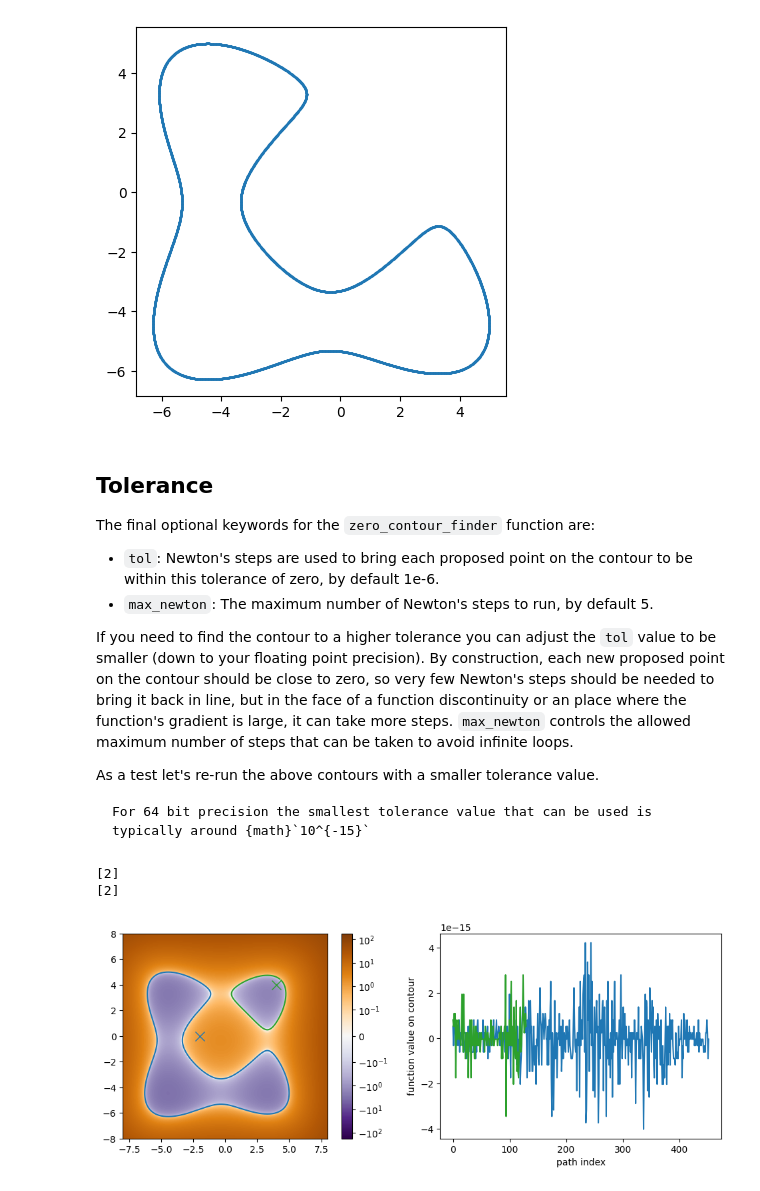
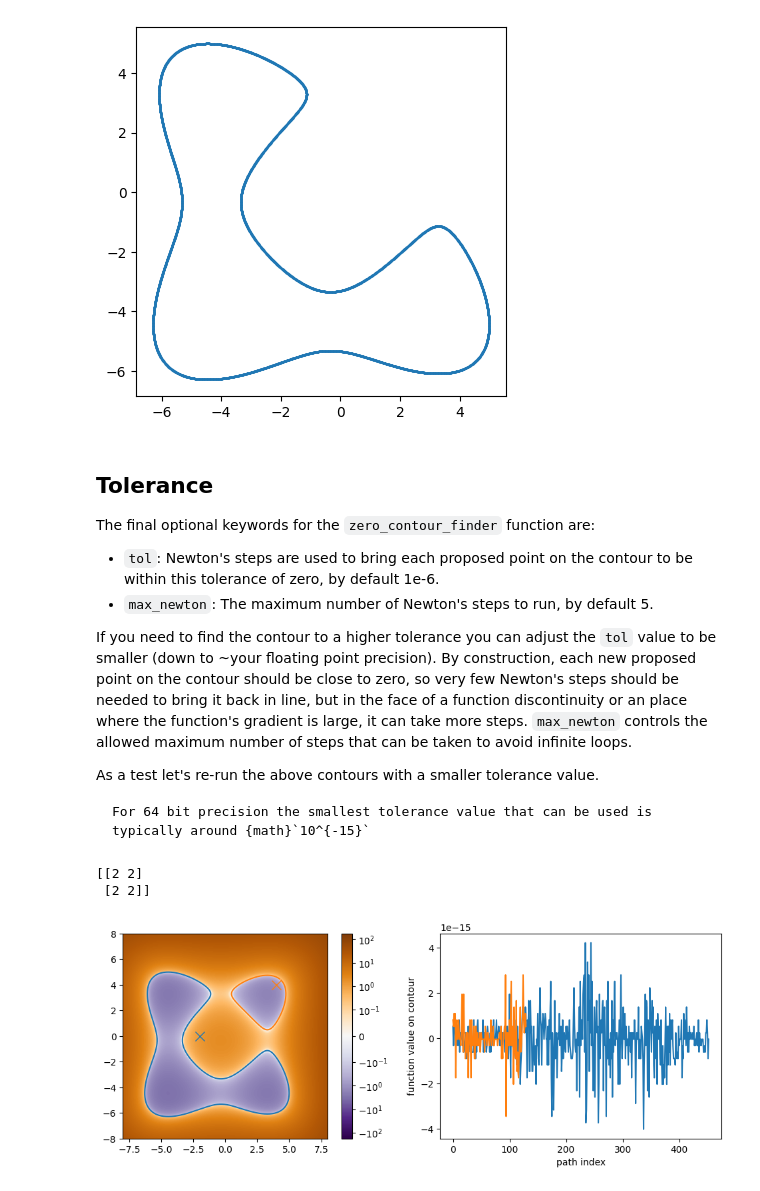
Before and after one commit to CKrawczyk/Jax-Zero-Contour, a Jupyter notebook: docs/source/Example_1.ipynb, the cells around one changed output. Saved outputs shown, nothing was run; the diff lists cells and outputs as text; code cells hidden in the pictures.

````diff
--- a/docs/source/Example_1.ipynb
+++ b/docs/source/Example_1.ipynb
@@ -78,9 +75,9 @@ Because the `value_and_grad_function` is `jit`ed before it is passed in, it will
 ```
 # %%
-init_guess_1 = jnp.array([-2.0, 0.0])
-path_1, values_1, stopping_conditions_1 = zero_contour_finder(
+init_guess = jnp.array([[-2.0, 0.0], [4.0, 4.0]])
+paths, stopping_reason = zero_contour_finder(
     v_and_g,
-    init_guess_1
+    init_guess
 )
-print(stopping_conditions_1)
+print(stopping_reason)
 # %% [output]
@@ -209,7 +193,7 @@ The final optional keywords for the `zero_contour_finder` function are:
 - `tol`: Newton's steps are used to bring each proposed point on the contour to be within this tolerance of zero, by default 1e-6.
 - `max_newton`: The maximum number of Newton's steps to run, by default 5.
 
-If you need to find the contour to a higher tolerance you can adjust the `tol` value to be smaller (down to your floating point precision).  By construction, each new proposed point on the contour should be close to zero, so very few Newton's steps should be needed to bring it back in line, but in the face of a function discontinuity or an place where the function's gradient is large, it can take more steps.  `max_newton` controls the allowed maximum number of steps that can be taken to avoid infinite loops.
+If you need to find the contour to a higher tolerance you can adjust the `tol` value to be smaller (down to ~your floating point precision).  By construction, each new proposed point on the contour should be close to zero, so very few Newton's steps should be needed to bring it back in line, but in the face of a function discontinuity or an place where the function's gradient is large, it can take more steps.  `max_newton` controls the allowed maximum number of steps that can be taken to avoid infinite loops.
 
 As a test let's re-run the above contours with a smaller tolerance value.
 
@@ -217,46 +201,38 @@ As a test let's re-run the above contours with a smaller tolerance value.
 For 64 bit precision the smallest tolerance value that can be used is typically around {math}`10^{-15}`
 ```
 # %%
-path_1, values_1, stopping_conditions_1 = zero_contour_finder(
+paths_tol, stopping_reason_tol = zero_contour_finder(
     v_and_g,
-    init_guess_1,
+    init_guess,
     tol=1e-15
 )
-print(stopping_conditions_1)
-
-path_2, values_2, stopping_conditions_2 = zero_contour_finder(
-    v_and_g,
-    init_guess_2,
-    tol=1e-15
-)
-print(stopping_conditions_2)
+print(stopping_reason_tol)
 # %% [output]
-[2]
-[2]
+[[2 2]
+ [2 2]]
 # %%
 plt.figure(figsize=(12, 4))
 plt.subplot(121)
 plt.imshow(
     z,
     extent=(x.min(), x.max(), y.min(), y.max()),
     norm=colors.SymLogNorm(linthresh=0.1, vmin=-175, vmax=175),
     cmap='PuOr_r',
     origin='lower',
     interpolation='nearest'
 )
-plt.plot(*init_guess_1, 'x', ms=10, color='C0')
-plt.plot(*path_1.T, color='C0')
-plt.plot(*init_guess_2, 'x', ms=10, color='C2')
-plt.plot(*path_2.T, color='C2')
+
+plt.plot(*paths_tol['path'].T)
+plt.plot(*init_guess[0], 'x', ms=10, color='C0')
+plt.plot(*init_guess[1], 'x', ms=10, color='C1')
 plt.colorbar()
 
 plt.subplot(122)
 plt.xlabel('path index')
 plt.ylabel('function value on contour')
-plt.plot(values_1, color='C0')
-plt.plot(values_2, color='C2');
+plt.plot(paths_tol['value'].T);
 # %% [output]
-[figure, old version]
+[figure, new version]
 # %% [markdown]
 We can now see the value of the function along the contour is far smaller than before.
 
````
Also changed, not shown: parts of 19 cells of this notebook, 6 other files.
